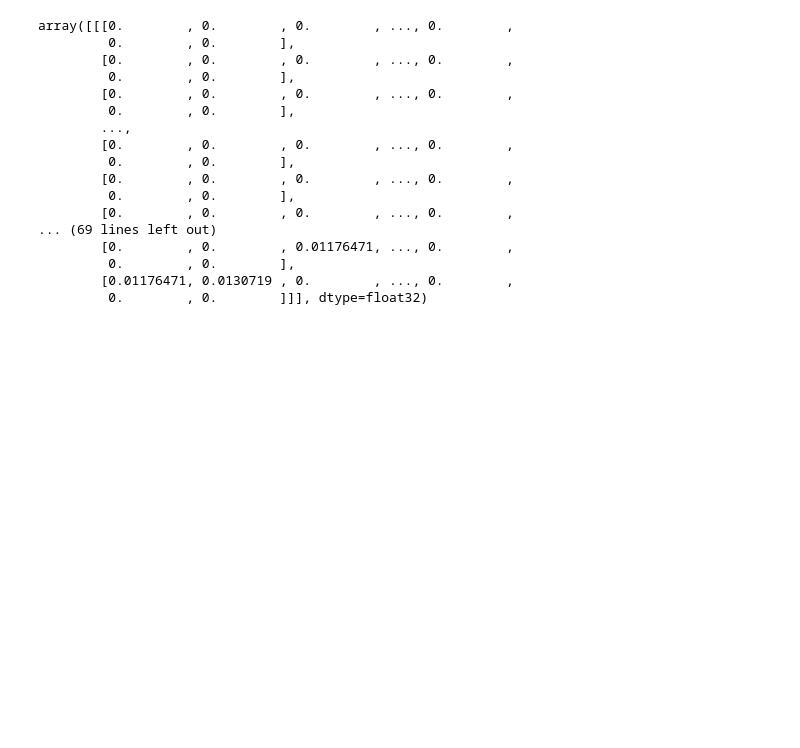
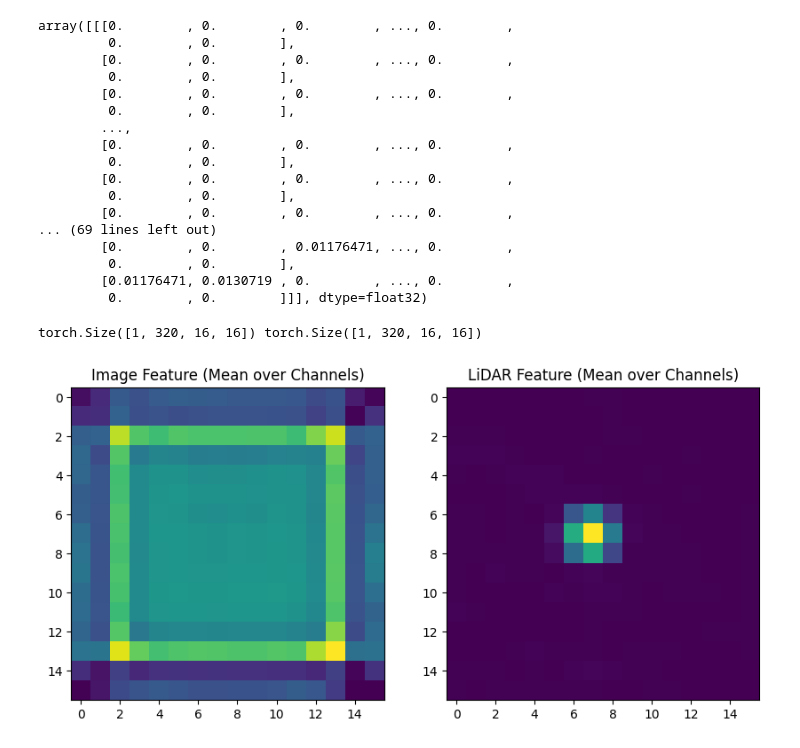
Before and after one commit to ifinckh/2025_sem_proj_FINCKH_VITA, a Jupyter notebook: test_dataloader.ipynb, the cells around one changed output. Drawn from its saved outputs; the diff is of its cells as text; code cells hidden in the pictures; blank space fills up the shorter version.

```diff
--- a/test_dataloader.ipynb
+++ b/test_dataloader.ipynb
@@ -295,3 +295,12 @@ array([[[0.        , 0.        , 0.        , ..., 0.        ,
          0.        , 0.        ],
         [0.01176471, 0.0130719 , 0.        , ..., 0.        ,
          0.        , 0.        ]]], dtype=float32)
+# %%
+pth_path = "metrics/feature_visualization/features.pth"
+
+# open file and plot the image and lidar features to see if they look reasonable
+import torch
+import matplotlib.pyplot as plt
+# %% [output]
+torch.Size([1, 320, 16, 16]) torch.Size([1, 320, 16, 16])
+[figure, added]
```
Also changed, not shown: parts of 5 cells of this notebook, 13 other files.
